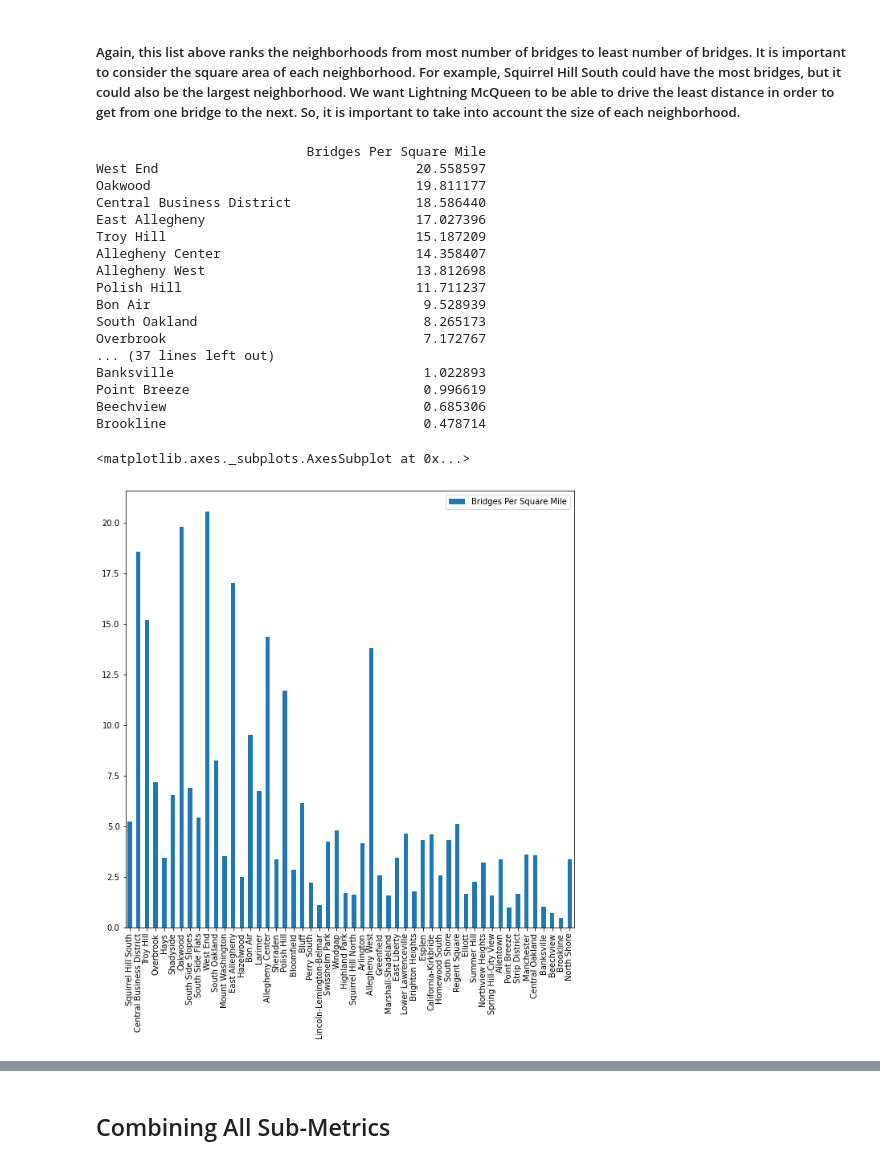
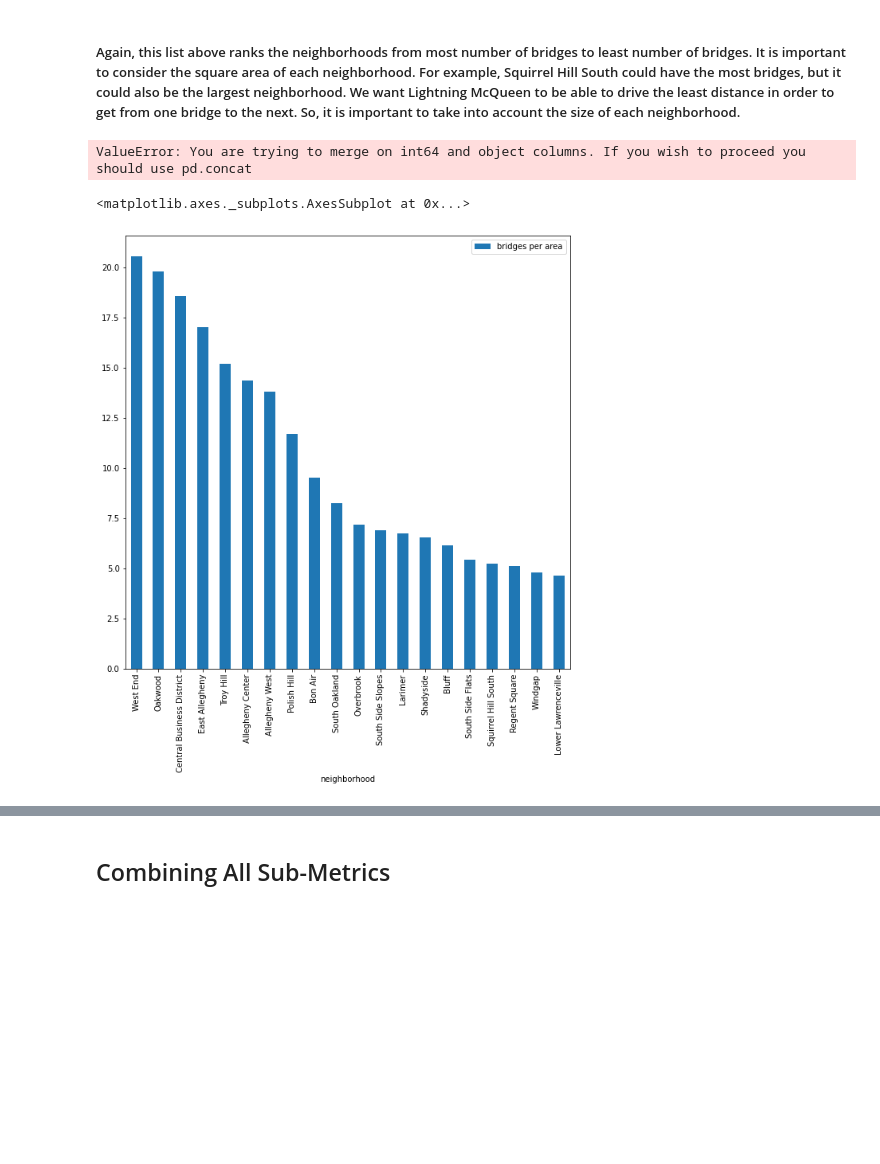
Before and after one commit to norarich/Final-Project, a Jupyter notebook: Final Notebook.ipynb, the cells around one changed output, grey strips where cells are left out. Saved outputs shown, nothing was run; the diff lists cells and outputs as text; code cells hidden in the pictures; blank space fills up the shorter version.

```diff
--- a/Final Notebook.ipynb
+++ b/Final Notebook.ipynb
@@ -171,6 +171,7 @@ trafficlights_map.head(10).plot(kind='bar', x='hood')
 ##### Cinematography is crucial for making or breaking a movie. For this reason, it is very important that the filming location of Cars 4 is scenic and offers great filming locations. The most scenic and car accessible feature of Pittsburgh is its many bridges. The next dataset records the number of bridges in each neighborhood in Pittsburgh. The neighborhood with the most bridges will be the best for filming Cars 4.
 # %%
 bridge = pd.read_csv("bridge.csv")
-bridge_counts = bridge['neighborhood'].value_counts()
+bridge_counts = bridge['neighborhood'].value_counts().to_frame().reset_index()
+bridge_counts.rename(columns = {'index':'neighborhood', 'neighborhood':'# of bridges'}, inplace = True)
 bridge_counts
 # %% [output]
@@ -196,44 +197,27 @@ Name: neighborhood, dtype: int64
 # %%
 #import neighborhood dataset to find square area
 hood_two = pd.read_csv("hood.csv")
-# %%
-#create a dictionary of the total count of bridges per neighborhood
-neighborhoods = bridge_counts.to_dict()
-
-#iterate through the dictionary to divide each count by the neighborhood's area
-for index, row in hood_two.iterrows():
-    area = row['sqmiles']
-    hood = row['hood']
-    if hood in neighborhoods:
-        neighborhoods[hood] = neighborhoods[hood]/area
-
-#turn dictionary back into a data frame
-bridge_area = pd.DataFrame(neighborhoods, index=[0])
-bridge_area = bridge_area.transpose()
-bridge_area.columns=["Bridges Per Square Mile"]
-
-#print sorted dictionary
-print(bridge_area.sort_values(by="Bridges Per Square Mile", ascending=False))
-
-#represent data frame as a bar plot
-bridge_area.plot(kind='bar', rot=90, figsize=(10, 10))
-# %% [output]
-                           Bridges Per Square Mile
-West End                                 20.558597
-Oakwood                                  19.811177
-Central Business District                18.586440
-East Allegheny                           17.027396
-Troy Hill                                15.187209
-Allegheny Center                         14.358407
-Allegheny West                           13.812698
-Polish Hill                              11.711237
-Bon Air                                   9.528939
-South Oakland                             8.265173
-Overbrook                                 7.172767
-... (37 lines left out)
-Banksville                                1.022893
-Point Breeze                              0.996619
-Beechview                                 0.685306
-Brookline                                 0.478714
-<matplotlib.axes._subplots.AxesSubplot at 0x...>
-[figure, removed]
+# %%
+#merge the counts with area of neighborhood and remove unnecessary columns
+bridge_counts = bridge_counts.merge(hood_two, how='inner', left_on='neighborhood', right_on='hood')
+bridge_counts = bridge_counts.loc[:, ['neighborhood','# of bridges','sqmiles',]]
+
+#combine columns
+def calc_per_area(row):
+    return (row['# of bridges']/row['sqmiles'])
+
+#apply the custom function to create a new column 'bridges per area'
+bridge_counts['bridges per area'] = bridge_counts.apply(calc_per_area, axis=1)
+bridge_counts
+
+#descending order
+bridge_counts = bridge_counts.sort_values(by="bridges per area", ascending=False)
+bridge_counts.head(20)
+# %% [output]
+ValueError: You are trying to merge on int64 and object columns. If you wish to proceed you should use pd.concat
+# %%
+#represent data frame as a bar plot
+bridge_counts.head(20).plot(kind='bar',  x='neighborhood', y='bridges per area', rot=90, figsize=(10, 10))
+# %% [output]
+<matplotlib.axes._subplots.AxesSubplot at 0x...>
+[figure, added]
```
Also changed, not shown: parts of 18 cells of this notebook, 1 other file.
